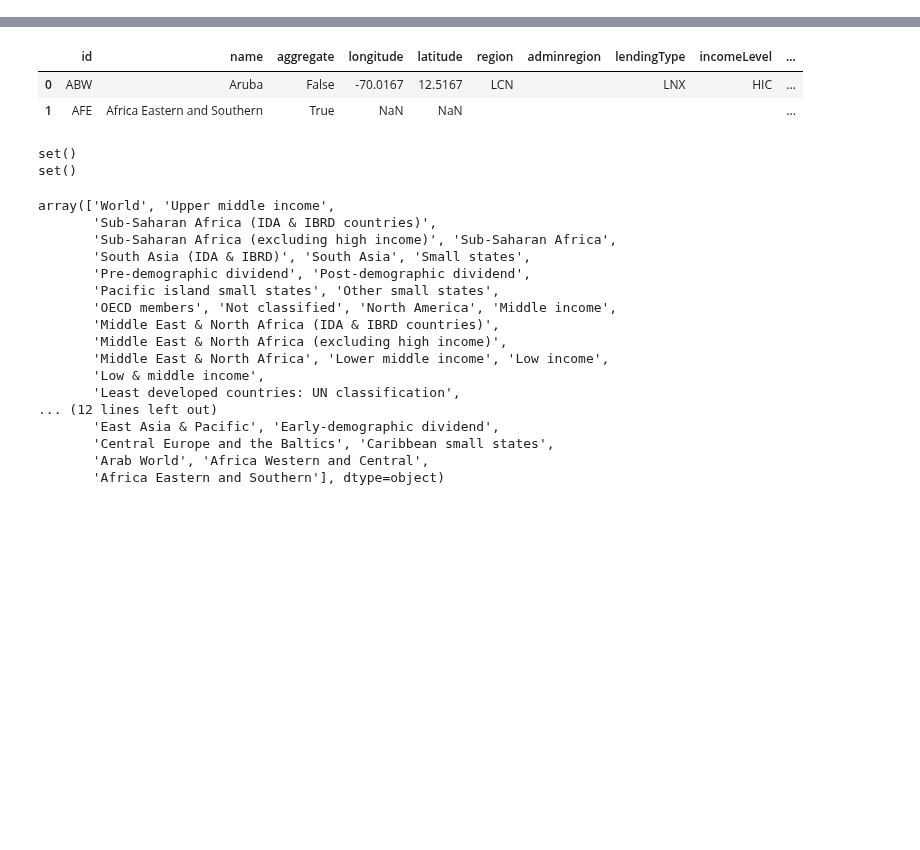
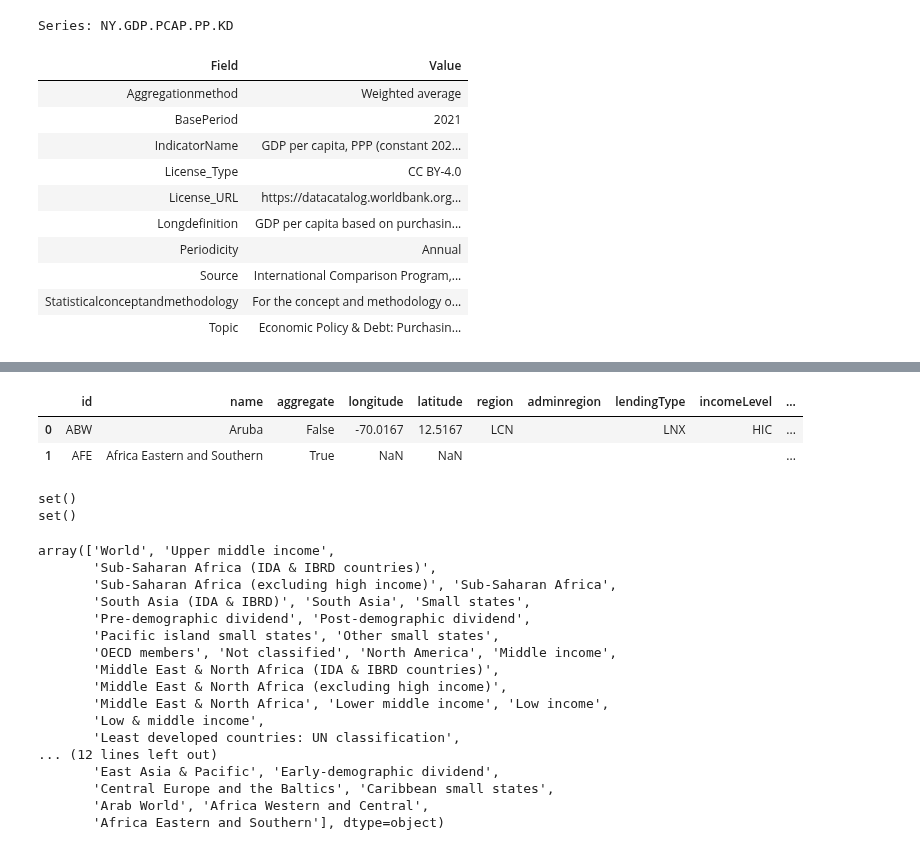
Before and after one commit to it-ces/PUBLIC-AI, a Jupyter notebook: short-labs-pandas/solow_data(ai_page).ipynb, the cells around one changed output, grey strips where cells are left out. Cells and saved outputs as stored; diff of their text form; code cells hidden in the pictures; blank space fills up the shorter version.

```diff
--- a/short-labs-pandas/solow_data(ai_page).ipynb
+++ b/short-labs-pandas/solow_data(ai_page).ipynb
@@ -24,6 +22,21 @@ economies = wb.economy.DataFrame().reset_index() # This is very important.
 df =wb.data.DataFrame(["NY.GNS.ICTR.ZS", "SP.POP.GROW", "NY.GDP.PCAP.PP.KD" ], time = range(2010, 2020), labels=True,
                   columns='series',
                   numericTimeKeys=True).reset_index()
+# %%
+wb.series.metadata.get("NY.GDP.PCAP.PP.KD")
+# %% [output]
+Series: NY.GDP.PCAP.PP.KD
+| Field | Value |
+| Aggregationmethod | Weighted average |
+| BasePeriod | 2021 |
+| IndicatorName | GDP per capita, PPP (constant 202... |
+| License_Type | CC BY-4.0 |
+| License_URL | https://datacatalog.worldbank.org... |
+| Longdefinition | GDP per capita based on purchasin... |
+| Periodicity | Annual |
+| Source | International Comparison Program,... |
+| Statisticalconceptandmethodology | For the concept and methodology o... |
+| Topic | Economic Policy & Debt: Purchasin... |
 # %%
 df.head(2)
 # %% [output]
```
Also changed, not shown: parts of 12 cells of this notebook.
